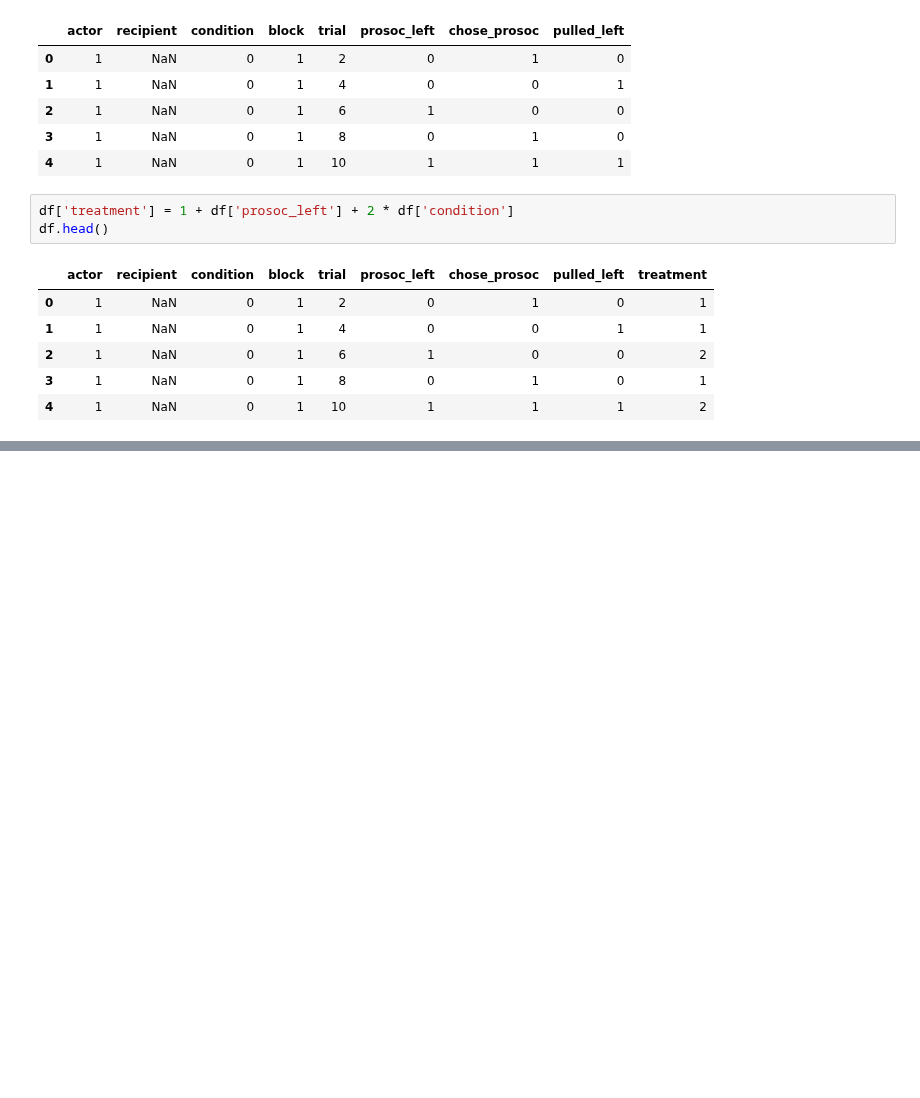
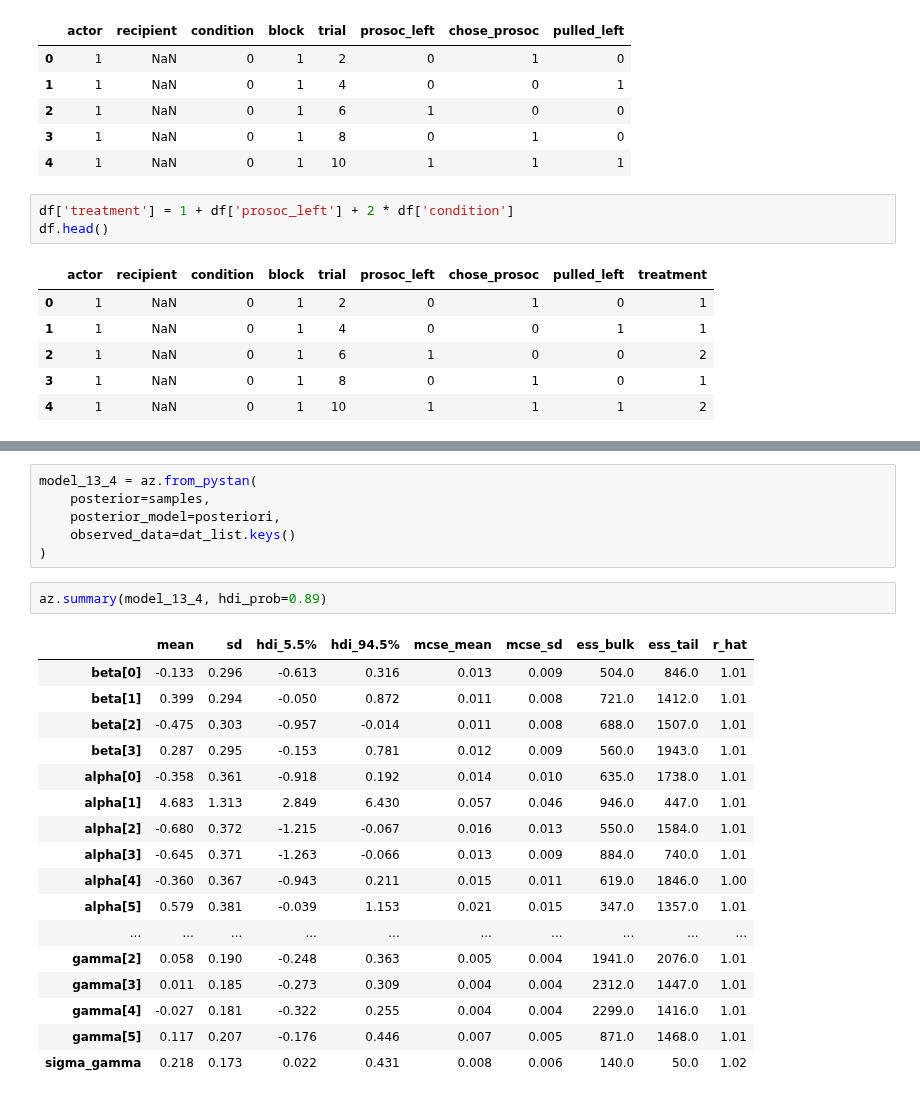
Before and after one commit to rodolphomacedo/statistical_rethinking_pt_BR, a Jupyter notebook: parte_13.ipynb, the cells around one changed output, grey strips where cells are left out. Drawn from its saved outputs; the diff is of its cells as text; blank space fills up the shorter version.

```diff
--- a/parte_13.ipynb
+++ b/parte_13.ipynb
@@ -718,0 +880,26 @@ dat_list['qty_treatments'] = len(df['treatment'].unique())
+# %%
+model_13_4 = az.from_pystan(
+    posterior=samples,
+    posterior_model=posteriori,
+    observed_data=dat_list.keys()
+)
+# %%
+az.summary(model_13_4, hdi_prob=0.89)
+# %% [output]
+|  | mean | sd | hdi_5.5% | hdi_94.5% | mcse_mean | mcse_sd | ess_bulk | ess_tail | r_hat |
+| beta[0] | -0.133 | 0.296 | -0.613 | 0.316 | 0.013 | 0.009 | 504.0 | 846.0 | 1.01 |
+| beta[1] | 0.399 | 0.294 | -0.050 | 0.872 | 0.011 | 0.008 | 721.0 | 1412.0 | 1.01 |
+| beta[2] | -0.475 | 0.303 | -0.957 | -0.014 | 0.011 | 0.008 | 688.0 | 1507.0 | 1.01 |
+| beta[3] | 0.287 | 0.295 | -0.153 | 0.781 | 0.012 | 0.009 | 560.0 | 1943.0 | 1.01 |
+| alpha[0] | -0.358 | 0.361 | -0.918 | 0.192 | 0.014 | 0.010 | 635.0 | 1738.0 | 1.01 |
+| alpha[1] | 4.683 | 1.313 | 2.849 | 6.430 | 0.057 | 0.046 | 946.0 | 447.0 | 1.01 |
+| alpha[2] | -0.680 | 0.372 | -1.215 | -0.067 | 0.016 | 0.013 | 550.0 | 1584.0 | 1.01 |
+| alpha[3] | -0.645 | 0.371 | -1.263 | -0.066 | 0.013 | 0.009 | 884.0 | 740.0 | 1.01 |
+| alpha[4] | -0.360 | 0.367 | -0.943 | 0.211 | 0.015 | 0.011 | 619.0 | 1846.0 | 1.00 |
+| alpha[5] | 0.579 | 0.381 | -0.039 | 1.153 | 0.021 | 0.015 | 347.0 | 1357.0 | 1.01 |
+| ... | ... | ... | ... | ... | ... | ... | ... | ... | ... |
+| gamma[2] | 0.058 | 0.190 | -0.248 | 0.363 | 0.005 | 0.004 | 1941.0 | 2076.0 | 1.01 |
+| gamma[3] | 0.011 | 0.185 | -0.273 | 0.309 | 0.004 | 0.004 | 2312.0 | 1447.0 | 1.01 |
+| gamma[4] | -0.027 | 0.181 | -0.322 | 0.255 | 0.004 | 0.004 | 2299.0 | 1416.0 | 1.01 |
+| gamma[5] | 0.117 | 0.207 | -0.176 | 0.446 | 0.007 | 0.005 | 871.0 | 1468.0 | 1.01 |
+| sigma_gamma | 0.218 | 0.173 | 0.022 | 0.431 | 0.008 | 0.006 | 140.0 | 50.0 | 1.02 |
```
Also changed, not shown: parts of 18 cells of this notebook.
